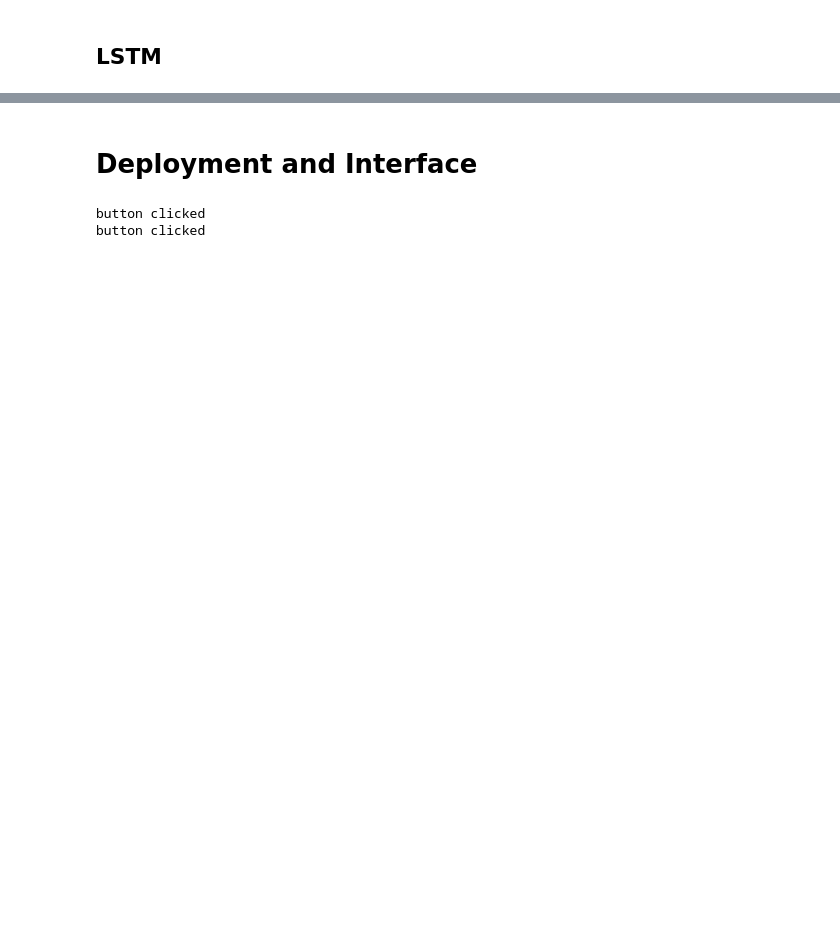
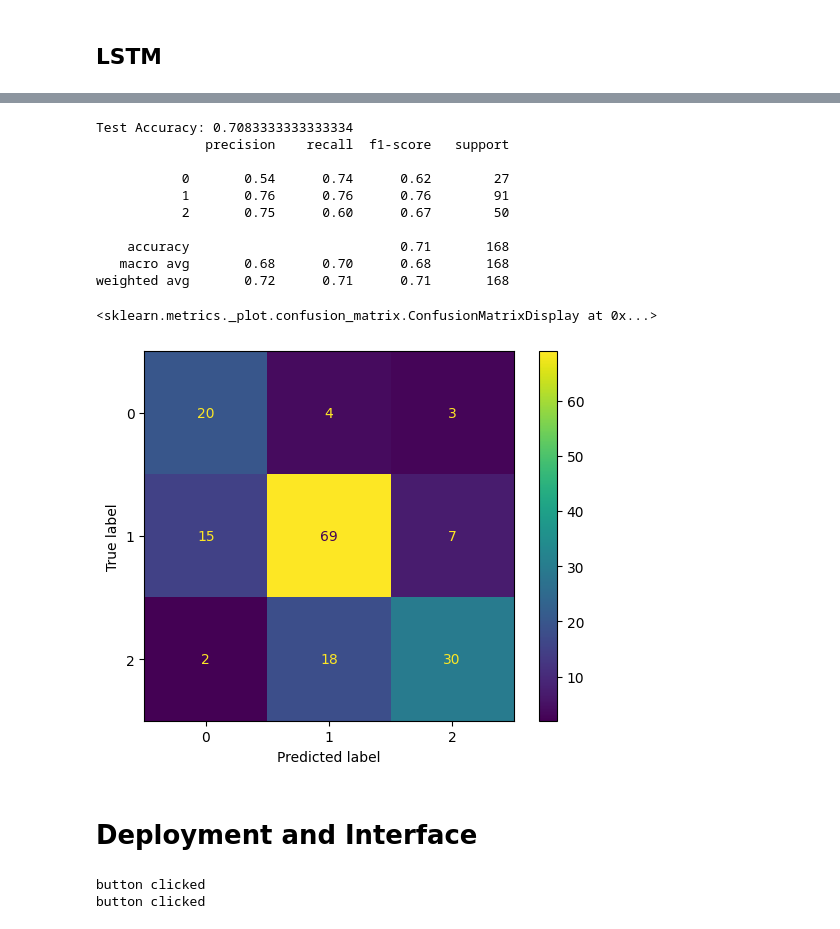
Before and after one commit to coachlivinglegend/PROG8245Project, a Jupyter notebook: Documentation.ipynb, the cells around one changed output, grey strips where cells are left out. Saved outputs shown, nothing was run; the diff lists cells and outputs as text; code cells hidden in the pictures; blank space fills up the shorter version.

```diff
--- a/Documentation.ipynb
+++ b/Documentation.ipynb
@@ -975,7 +978,7 @@ from tensorflow import keras
 
 num_classes = y_train_encoded.shape[1]  # Number of unique classes
 
-model = Sequential([
+model_lstm = Sequential([
     LSTM(100, input_shape=(word_embeddings.shape[1], word_embeddings.shape[2])),
     Dropout(0.2),
     Dense(num_classes, activation='softmax')  # Output layer for multi-class classification
@@ -989,8 +992,8 @@ callbacks = [
       monitor="val_loss")
 ]
 
-model.compile(loss='categorical_crossentropy',  # Loss function for multi-class classification
+model_lstm.compile(loss='categorical_crossentropy',  # Loss function for multi-class classification
               optimizer='adam',
               metrics=['accuracy'])
 
-model.summary()
+model_lstm.summary()
@@ -997,5 +1016,5 @@ model.summary()
 # %%
-history = model.fit(X_train, y_train_encoded,  # Use one-hot encoded labels
+history = model_lstm.fit(X_train_lstm, y_train_encoded,  # Use one-hot encoded labels
                     epochs=4,  # May need adjustment
                     batch_size=32,  # May need adjustment
                     validation_split=0.2,
@@ -1028,7 +1077,8 @@ import tensorflow as tf
 
 def build_model(hp):
     model = Sequential()
-    model.add(Bidirectional(LSTM(units=hp.Int('units', min_value=50, max_value=200, step=50), return_sequences=True), input_shape=(X_train.shape[1], X_train.shape[2])))
+    model.add(Bidirectional(LSTM(units=hp.Int('units', min_value=50, max_value=200, step=50), return_sequences=True),
+                            input_shape=(X_train_lstm.shape[1], X_train_lstm.shape[2])))
     model.add(Dropout(0.5))
     model.add(LSTM(50))
     model.add(Dropout(0.5))
@@ -1049,7 +1099,7 @@ tuner = kt.Hyperband(build_model,
                      directory='my_dir',
                      project_name='intro_to_kt')
 
-tuner.search(X_train, y_train_encoded, epochs=50, validation_split=0.2)
+tuner.search(X_train_lstm, y_train_encoded, epochs=50, validation_split=0.2)
 
 # Get the optimal hyperparameters
 best_hps = tuner.get_best_hyperparameters(num_trials=1)[0]
@@ -1066,12 +1147,10 @@ best_tuner_model.summary()
 # %%
 # Making predictions
-y_pred = best_tuner_model.predict(X_test)
+y_pred_lstm = best_tuner_model.predict(X_test_lstm)
 
 # Since we're doing multi-class classification, 'y_pred' will contain probabilities for each class
 # To convert these probabilities into class labels, you can use 'argmax' which returns the index of the maximum value
 
-import numpy as np
-
 # Convert probabilities to class labels
-y_pred_labels = np.argmax(y_pred, axis=1)
+y_pred_labels = np.argmax(y_pred_lstm, axis=1)
 y_pred_labels
@@ -1078,19 +1167,30 @@ y_pred_labels
 # %%
 from sklearn.metrics import accuracy_score, classification_report
 
 # Assuming 'y_test' contains the actual labels
-accuracy = accuracy_score(y_test, y_pred_labels)
-print("Test Accuracy:", accuracy)
+accuracy_lstm = accuracy_score(y_test_lstm, y_pred_labels)
+print("Test Accuracy:", accuracy_lstm)
 
 # Detailed classification report
-print(classification_report(y_test, y_pred_labels))
+print(classification_report(y_test_lstm, y_pred_labels))
 
 # Confusion matrix
-conf_matrix = confusion_matrix(y_test, y_pred_labels)
-print("Confusion Matrix:\n", conf_matrix)
-
-conf_matrix_display = ConfusionMatrixDisplay(conf_matrix, display_labels=clf.classes_)
+cm_lstm = confusion_matrix(y_test_lstm, y_pred_labels)
+conf_matrix_display = ConfusionMatrixDisplay(cm_lstm, display_labels=clf_bert_svc.classes_)
 conf_matrix_display.plot()
+# %% [output]
+Test Accuracy: 0.7083333333333334
+              precision    recall  f1-score   support
+
+           0       0.54      0.74      0.62        27
+           1       0.76      0.76      0.76        91
+           2       0.75      0.60      0.67        50
+
+    accuracy                           0.71       168
+   macro avg       0.68      0.70      0.68       168
+weighted avg       0.72      0.71      0.71       168
+<sklearn.metrics._plot.confusion_matrix.ConfusionMatrixDisplay at 0x...>
+[figure, added]
 # %% [markdown]
 # Deployment and Interface
 # %%
```
Also changed, not shown: parts of 18 cells of this notebook, 2 other files.
